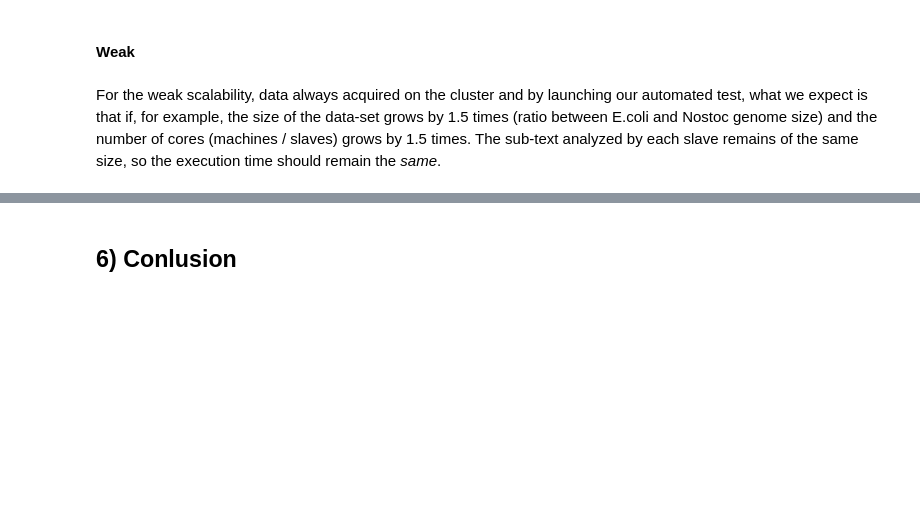
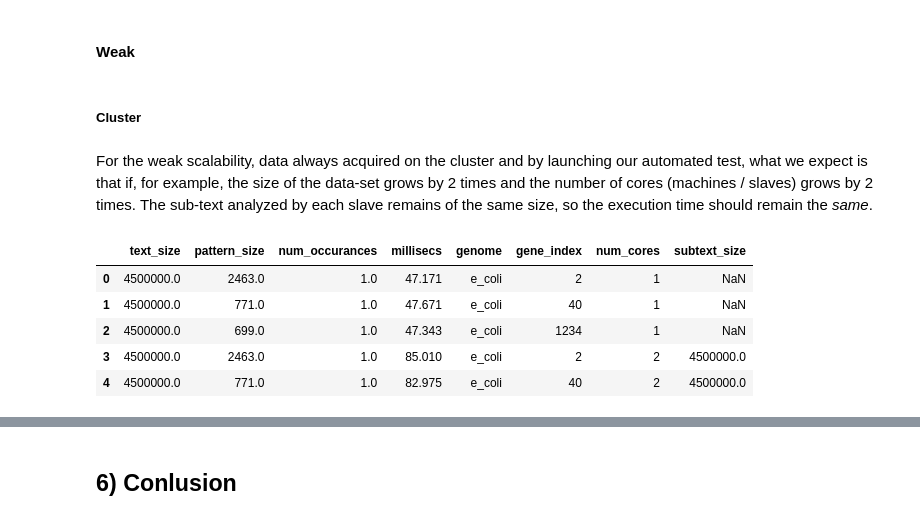
Before and after one commit to Davide-Lotito/ACA_project, a Jupyter notebook: presentation/notebook.ipynb, the cells around one changed output, grey strips where cells are left out. Saved outputs shown, nothing was run; the diff lists cells and outputs as text; code cells hidden in the pictures; blank space fills up the shorter version.

```diff
--- a/presentation/notebook.ipynb
+++ b/presentation/notebook.ipynb
@@ -422,8 +422,20 @@ axes[1].plot(7,1255,"ro")
 What the apis graph shows is consistent with our expectations. For example, if we look with 4 cores (3 slaves) and with 7 cores (6 slaves), we notice how the execution time is approximately halved. Instead, the nostoc and e_coli graph contradicts our expectations. Probably it is due to the network communication overhead that it is more significant when the chunks of the useful data are smaller.
 # %% [markdown]
 #### Weak
+# %% [markdown]
+##### Cluster
 # %% [markdown]
-For the weak scalability, data always acquired on the cluster and by launching our automated test, what we expect is that if, for example, the size of the data-set grows by 1.5 times (ratio between E.coli and Nostoc genome size) and the number of cores (machines / slaves) grows by 1.5 times. The sub-text analyzed by each slave remains of the same size, so the execution time should remain the <em>same</em>.
+For the weak scalability, data always acquired on the cluster and by launching our automated test, what we expect is that if, for example, the size of the data-set grows by 2 times  and the number of cores (machines / slaves) grows by 2 times. The sub-text analyzed by each slave remains of the same size, so the execution time should remain the <em>same</em>.
+# %%
+df = pd.read_json("./test_weak_scalability.txt")
+df.head()
+# %% [output]
+|  | text_size | pattern_size | num_occurances | millisecs | genome | gene_index | num_cores | subtext_size |
+| 0 | 4500000.0 | 2463.0 | 1.0 | 47.171 | e_coli | 2 | 1 | NaN |
+| 1 | 4500000.0 | 771.0 | 1.0 | 47.671 | e_coli | 40 | 1 | NaN |
+| 2 | 4500000.0 | 699.0 | 1.0 | 47.343 | e_coli | 1234 | 1 | NaN |
+| 3 | 4500000.0 | 2463.0 | 1.0 | 85.010 | e_coli | 2 | 2 | 4500000.0 |
+| 4 | 4500000.0 | 771.0 | 1.0 | 82.975 | e_coli | 40 | 2 | 4500000.0 |
 # %%
 df[df.genome=="nostoc"].groupby( "num_cores" ).millisecs.mean().plot()
 df[df.genome=="e_coli"].groupby( "num_cores" ).millisecs.mean().plot()
```
Also changed, not shown: parts of 7 cells of this notebook, 1 other file.
